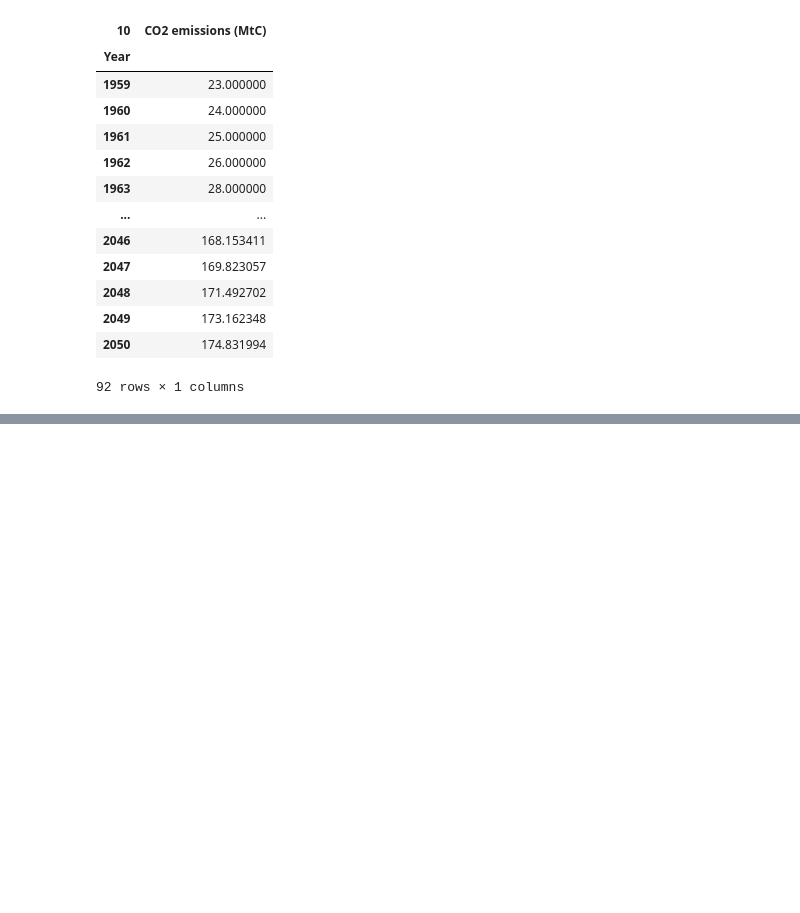
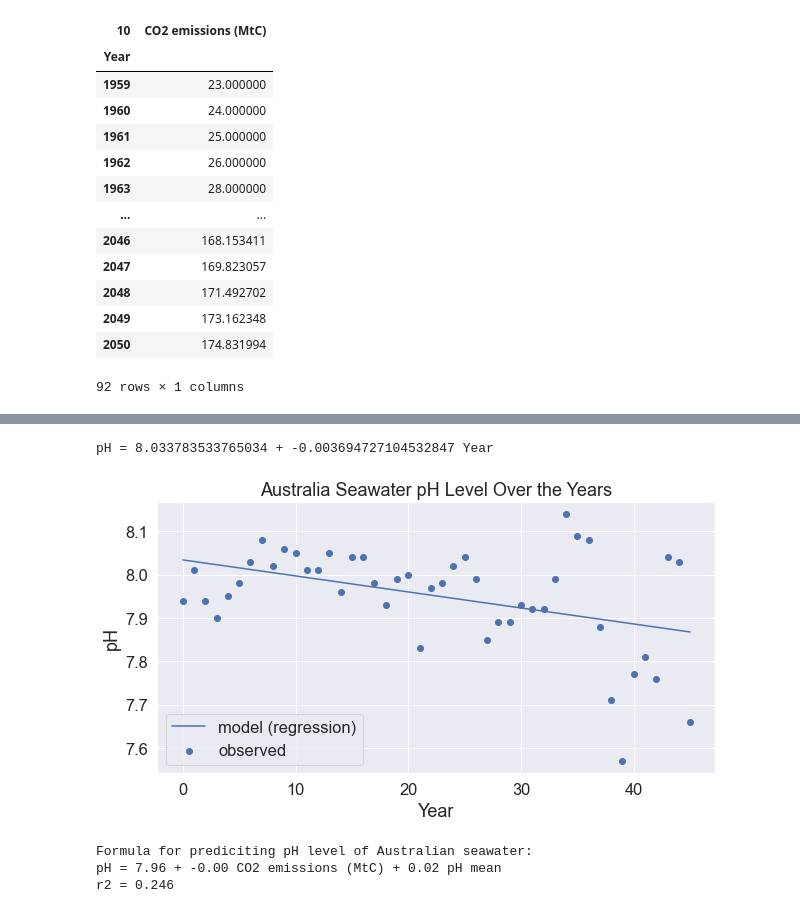
Before and after one commit to shalupova-a/ds3000-final-proj, a Jupyter notebook: final-deliverable.ipynb, the cells around one changed output, grey strips where cells are left out. Drawn from its saved outputs; the diff is of its cells as text; code cells hidden in the pictures; blank space fills up the shorter version.

Commit message:
first attempt at predicting future ph

```diff
--- a/final-deliverable.ipynb
+++ b/final-deliverable.ipynb
@@ -173,0 +322,39 @@ df_co2_future
+# %%
+x = df_ph_co2.index.astype('Int64').values
+x = x.reshape((-1, 1))
+y = df_ph_co2[y_feat].values
+
+intercept, coef = plot_regression(x, y, title='Australia Seawater pH Level Over the Years', xlabel='Year', ylabel=y_feat)
+print(f'pH = {intercept} + {coef} Year')
+# %% [output]
+pH = 8.033783533765034 + -0.003694727104532847 Year
+[figure, added]
+# %%
+# initialize regression object
+reg = LinearRegression()
+
+x_feat_list = ['CO2 emissions (MtC)', 'pH mean']
+y_feat = "pH"
+# get target variable
+x = df_ph_co2_mean.loc[:, x_feat_list].values
+y = df_ph_co2_mean.loc[:, y_feat].values
+
+# fit regression
+reg.fit(x, y)
+
+# compute / store r2
+y_pred = reg.predict(x)
+
+# print model
+model_str = y_feat + f' = {reg.intercept_:.2f}'
+for feat, coef in zip(x_feat_list, reg.coef_):
+    model_str += f' + {coef:.2f} {feat}'
+print('Formula for prediciting pH level of Australian seawater: \n' + model_str)
+
+# compute r2
+r2 = r2_score(y_true=y, y_pred=y_pred)
+print(f'r2 = {r2:.3}')
+# %% [output]
+Formula for prediciting pH level of Australian seawater:
+pH = 7.96 + -0.00 CO2 emissions (MtC) + 0.02 pH mean
+r2 = 0.246
```
Also changed, not shown: parts of 9 cells of this notebook, 1 other file.
